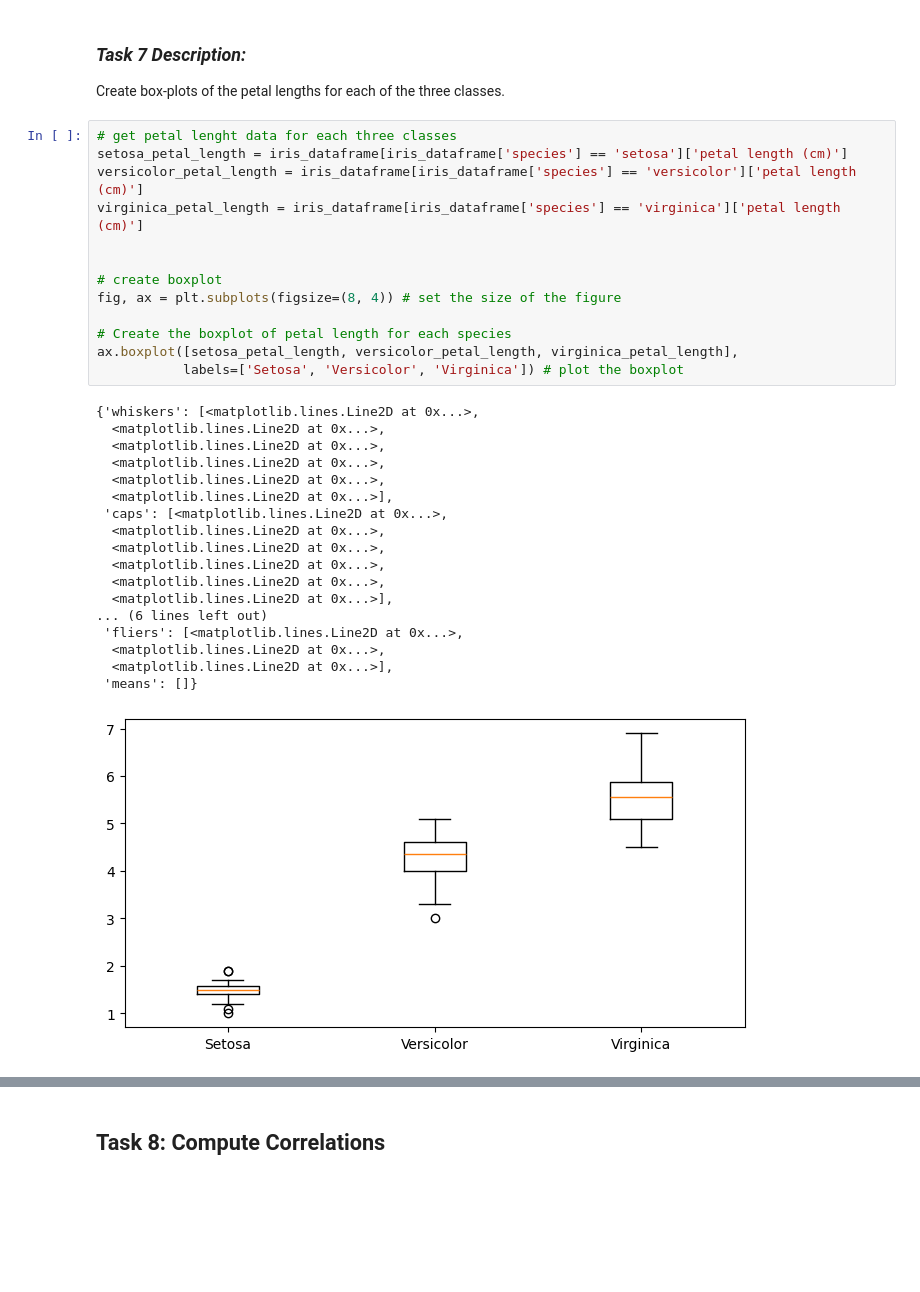
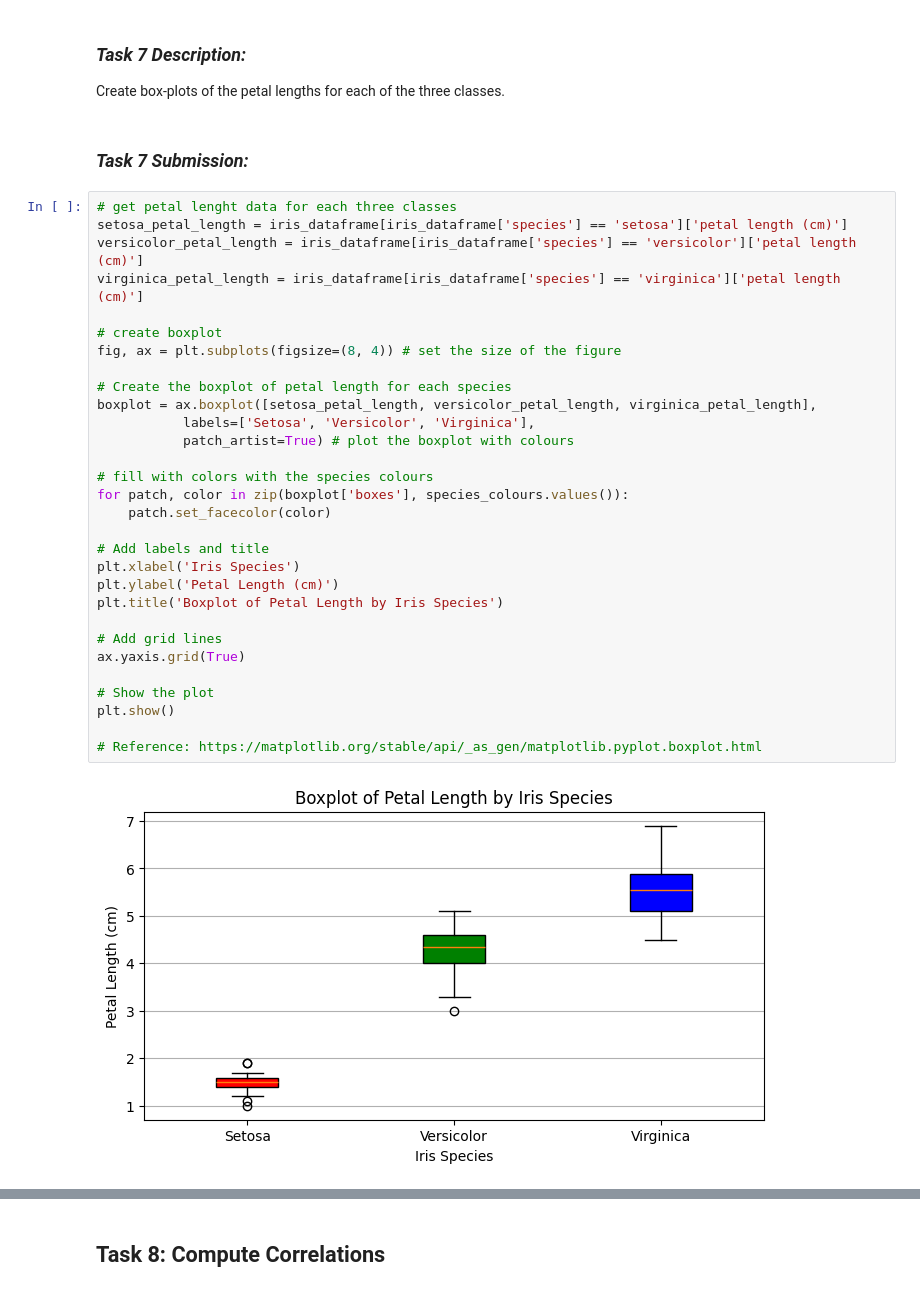
Before and after one commit to skerr17/principles_of_data_analytics, a Jupyter notebook: tasks.ipynb, the cells around one changed output, grey strips where cells are left out. Cells and saved outputs as stored; diff of their text form; blank space fills up the shorter version.

```diff
--- a/tasks.ipynb
+++ b/tasks.ipynb
@@ -466,35 +466,37 @@ $y = 0.23x + 1.45$
 ### ***Task 7 Description:***
 
 Create box-plots of the petal lengths for each of the three classes.
+# %% [markdown]
+### ***Task 7 Submission:***
 # %%
 # get petal lenght data for each three classes
 setosa_petal_length = iris_dataframe[iris_dataframe['species'] == 'setosa']['petal length (cm)']
 versicolor_petal_length = iris_dataframe[iris_dataframe['species'] == 'versicolor']['petal length (cm)']
 virginica_petal_length = iris_dataframe[iris_dataframe['species'] == 'virginica']['petal length (cm)']
 
-
 # create boxplot
 fig, ax = plt.subplots(figsize=(8, 4)) # set the size of the figure
 
 # Create the boxplot of petal length for each species
-ax.boxplot([setosa_petal_length, versicolor_petal_length, virginica_petal_length],
-           labels=['Setosa', 'Versicolor', 'Virginica']) # plot the boxplot
+boxplot = ax.boxplot([setosa_petal_length, versicolor_petal_length, virginica_petal_length],
+           labels=['Setosa', 'Versicolor', 'Virginica'],
+           patch_artist=True) # plot the boxplot with colours
+
+# fill with colors with the species colours
+for patch, color in zip(boxplot['boxes'], species_colours.values()):
+    patch.set_facecolor(color)
+
+# Add labels and title
+plt.xlabel('Iris Species')
+plt.ylabel('Petal Length (cm)')
+plt.title('Boxplot of Petal Length by Iris Species')
+
+# Add grid lines
+ax.yaxis.grid(True)
+
+# Show the plot
+plt.show()
+
+# Reference: https://matplotlib.org/stable/api/_as_gen/matplotlib.pyplot.boxplot.html
 # %% [output]
-{'whiskers': [<matplotlib.lines.Line2D at 0x...>,
-  <matplotlib.lines.Line2D at 0x...>,
-  <matplotlib.lines.Line2D at 0x...>,
-  <matplotlib.lines.Line2D at 0x...>,
-  <matplotlib.lines.Line2D at 0x...>,
-  <matplotlib.lines.Line2D at 0x...>],
- 'caps': [<matplotlib.lines.Line2D at 0x...>,
-  <matplotlib.lines.Line2D at 0x...>,
-  <matplotlib.lines.Line2D at 0x...>,
-  <matplotlib.lines.Line2D at 0x...>,
-  <matplotlib.lines.Line2D at 0x...>,
-  <matplotlib.lines.Line2D at 0x...>],
-... (6 lines left out)
- 'fliers': [<matplotlib.lines.Line2D at 0x...>,
-  <matplotlib.lines.Line2D at 0x...>,
-  <matplotlib.lines.Line2D at 0x...>],
- 'means': []}
-[figure, old version]
+[figure, new version]
```
Also changed, not shown: parts of 1 cell of this notebook.
